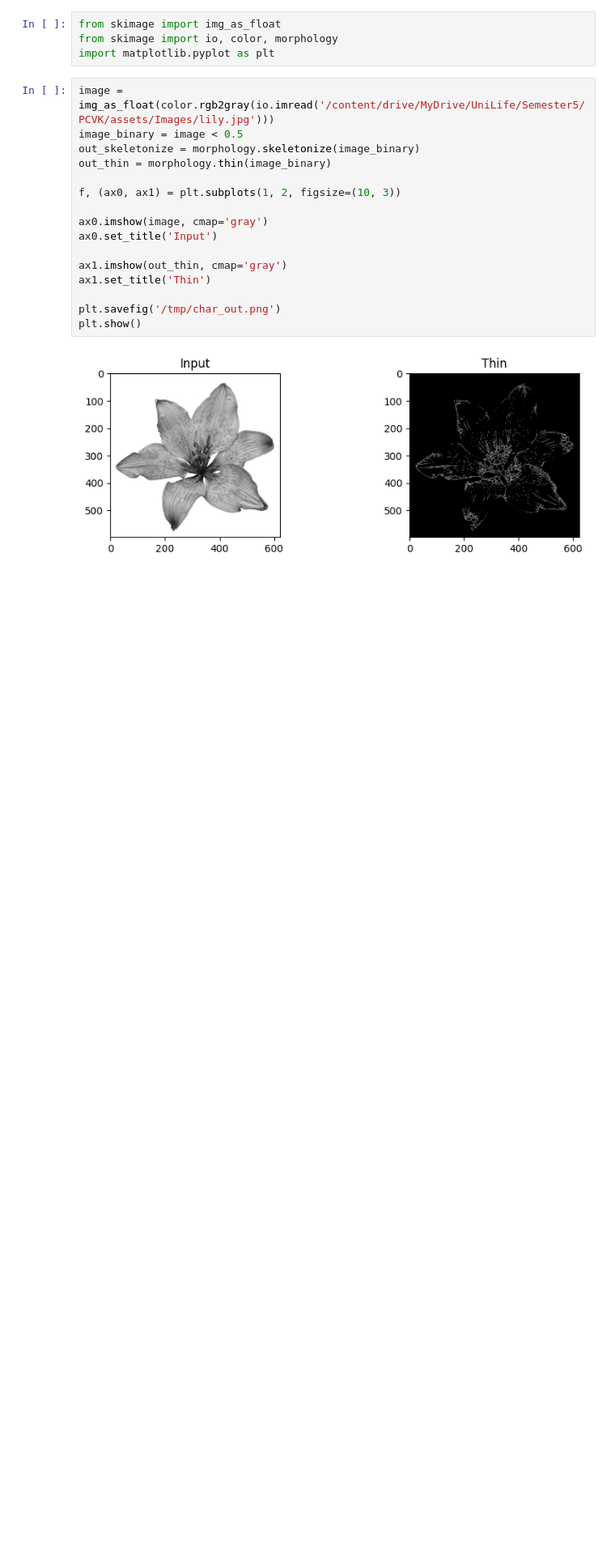
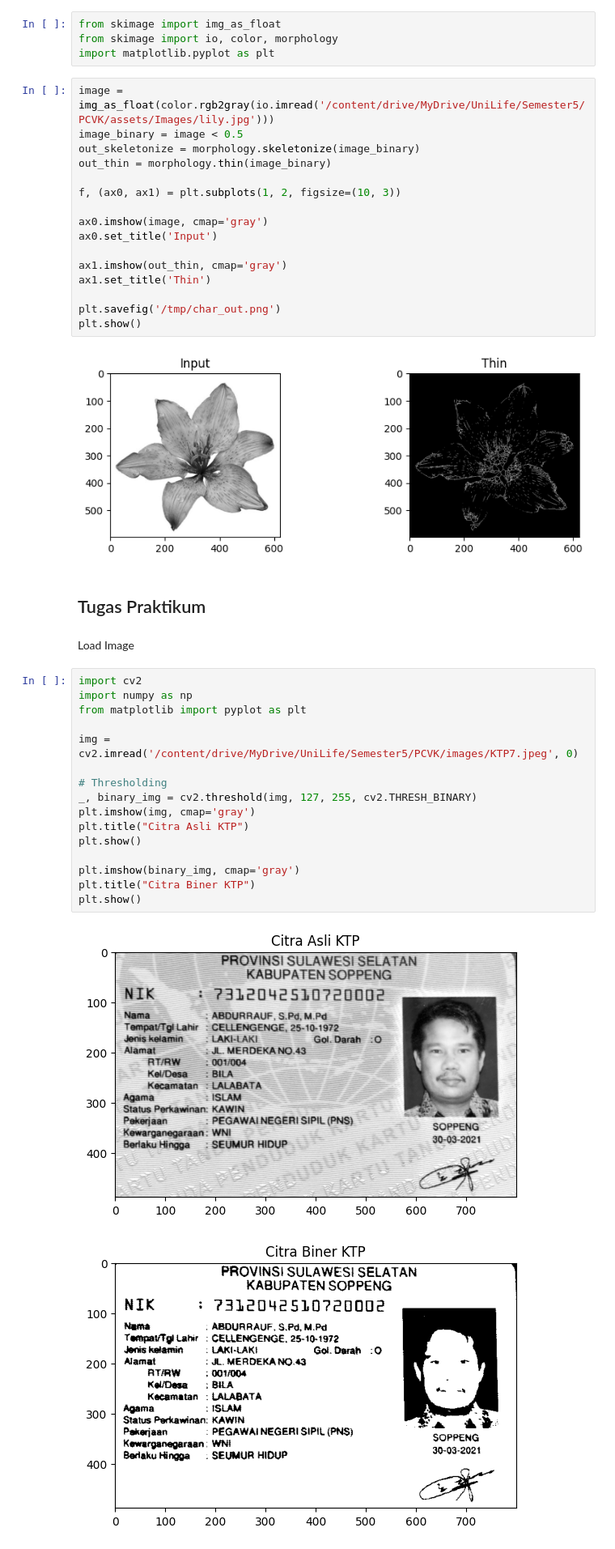
Before and after one commit to anabellatus/PCVK_Ganjil_2024, a Jupyter notebook: Week9.ipynb, the cells around one changed output. Shown at 81% size. Drawn from its saved outputs; the diff is of its cells as text; blank space fills up the shorter version.

```diff
--- a/Week9.ipynb
+++ b/Week9.ipynb
@@ -540,3 +540,26 @@ plt.savefig('/tmp/char_out.png')
 plt.show()
 # %% [output]
 [figure]
+# %% [markdown]
+## Tugas Praktikum
+# %% [markdown]
+Load Image
+# %%
+import cv2
+import numpy as np
+from matplotlib import pyplot as plt
+
+img = cv2.imread('/content/drive/MyDrive/UniLife/Semester5/PCVK/images/KTP7.jpeg', 0)
+
+# Thresholding
+_, binary_img = cv2.threshold(img, 127, 255, cv2.THRESH_BINARY)
+plt.imshow(img, cmap='gray')
+plt.title("Citra Asli KTP")
+plt.show()
+
+plt.imshow(binary_img, cmap='gray')
+plt.title("Citra Biner KTP")
+plt.show()
+# %% [output]
+[figure, added]
+[figure, added]
```
Also changed, not shown: parts of 8 cells of this notebook.
